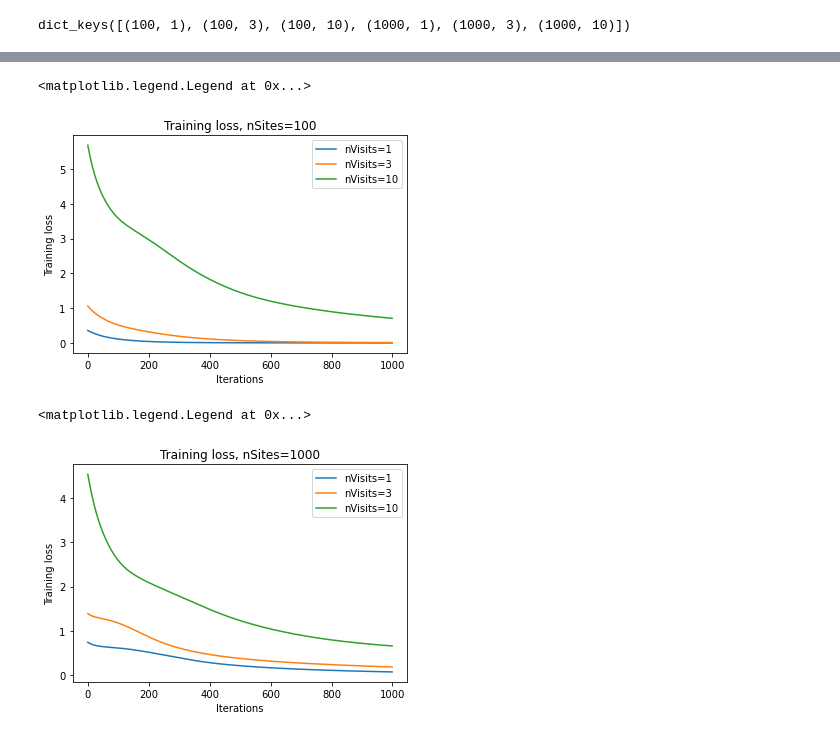
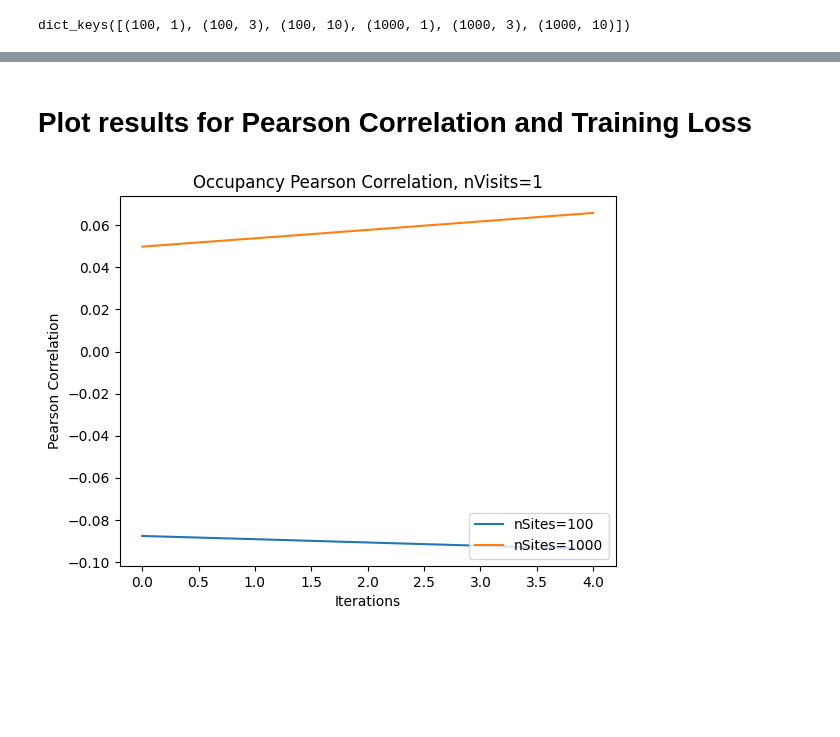
Before and after one commit to Hutchinson-Lab/StatEcoNet-AAAI21, a Jupyter notebook: StatEcoNet/identifiability.ipynb, the cells around one changed output, grey strips where cells are left out. Cells and saved outputs as stored; diff of their text form; code cells hidden in the pictures; blank space fills up the shorter version.

Commit message:
variable name changes and plotting functions

```diff
--- a/StatEcoNet/identifiability.ipynb
+++ b/StatEcoNet/identifiability.ipynb
@@ -19,6 +21,8 @@ nCovars = 10
 for nSites in [100,1000]:
     for nVisits in [1,3,10]:
         print(nSites, nVisits)
+
+        # generate syntheric dataset for nSites and nVisits
         occCoeffs = np.random.uniform(-1,1,nCovars)
         detCoeffs = np.random.uniform(-1,1,nCovars)
         occCovars = np.random.normal(0,2,nSites*nCovars).reshape(nSites,nCovars)
@@ -27,6 +31,7 @@ for nSites in [100,1000]:
         detProbs = logistic.cdf(np.dot(np.square(detCovars),detCoeffs))
         Ztrue = np.random.binomial(1, p=occProbs)
         detHists = np.random.binomial(1, p=detProbs)
+
         for i in range(len(Ztrue)):
             detHists[i,] = detHists[i,] * Ztrue[i]
 
@@ -39,21 +44,21 @@ for nSites in [100,1000]:
 
         # Train a model
         # For mini batches
-        params = {'batch_size': len(x_train),
-              'shuffle': True,
-              'num_workers': 1}
+        batch_params = {'batch_size': len(x_train),
+                          'shuffle': True,
+                          'num_workers': 1}
         dataset = TensorDataset(x_train, w_train, y_train, \
                     torch.tensor(np.array(occ_train), dtype=torch.float32), \
                     torch.tensor(np.array(det_train).reshape(x_train.shape[0], nVisits), \
                                  dtype=torch.float32))
-        dataloader = DataLoader(dataset, **params)
+        dataloader = DataLoader(dataset, **batch_params)
 
         # Model selection
         torch.manual_seed(0)
-        nN = 32
+        n_neurons = 32
         lr = 0.001
         n_epoch = 1000
-        model = StatEcoNet_H1(nCovars, nCovars, nN)
+        model = StatEcoNet_H1(nCovars, nCovars, n_neurons)
 
         # Set an optimizer
         optimizer = optim.Adam(model.parameters(), lr=lr)
@@ -123,13 +123,14 @@ detCorr_dic.keys()
 # %% [output]
 dict_keys([(100, 1), (100, 3), (100, 10), (1000, 1), (1000, 3), (1000, 10)])
 # %%
-nVisits = 1
-nSites = 100
-plt.plot(occCorr_dic[(nSites, nVisits)], label='nSites='+str(nSites))
-nSites = 1000
-plt.plot(occCorr_dic[(nSites, nVisits)], label='nSites='+str(nSites))
+def plot_results_nSites(nSites_list, nVisits, values, title, y_label, legend_location):
+    """
+    Plots the results for given values with fixed nVisits and multiple nSites
+    """
+    for nSites in nSites_list:
+        plt.plot(values[(nSites, nVisits)], label='nSites='+str(nSites))
 
-plt.title("Occupancy Pearson Correlation, nVisits=" + str(nVisits))
-plt.xlabel("Iterations")
-plt.ylabel("Pearson Correlation")
-plt.legend(loc='lower right')
+    plt.title(f"{title}, nVisits=" + str(nVisits))
+    plt.xlabel("Iterations")
+    plt.ylabel(y_label)
+    plt.legend(loc=legend_location)
@@ -217,32 +136,0 @@ plt.legend(loc='lower right')
-# %%
-nSites = 100
-nVisits = 1
-plt.plot(train_loss_dic[(nSites, nVisits)], label='nVisits='+str(nVisits))
-nVisits = 3
-plt.plot(train_loss_dic[(nSites, nVisits)], label='nVisits='+str(nVisits))
-nVisits = 10
-plt.plot(train_loss_dic[(nSites, nVisits)], label='nVisits='+str(nVisits))
-
-plt.title("Training loss, nSites=" + str(nSites))
-plt.xlabel("Iterations")
-plt.ylabel("Training loss")
-plt.legend(loc='upper right')
-# %% [output]
-<matplotlib.legend.Legend at 0x...>
-[figure, removed]
-# %%
-nSites = 1000
-nVisits = 1
-plt.plot(train_loss_dic[(nSites, nVisits)], label='nVisits='+str(nVisits))
-nVisits = 3
-plt.plot(train_loss_dic[(nSites, nVisits)], label='nVisits='+str(nVisits))
-nVisits = 10
-plt.plot(train_loss_dic[(nSites, nVisits)], label='nVisits='+str(nVisits))
-
-plt.title("Training loss, nSites=" + str(nSites))
-plt.xlabel("Iterations")
-plt.ylabel("Training loss")
-plt.legend(loc='upper right')
-# %% [output]
-<matplotlib.legend.Legend at 0x...>
-[figure, removed]
@@ -248,0 +149,7 @@ plt.legend(loc='upper right')
+# %% [markdown]
+# Plot results for Pearson Correlation and Training Loss
+# %%
+plot_results_nSites([100, 1000], 1, occCorr_dic,
+             "Occupancy Pearson Correlation", "Pearson Correlation", 'lower right')
+# %% [output]
+[figure, added]
```
Also changed, not shown: parts of 16 cells of this notebook.
